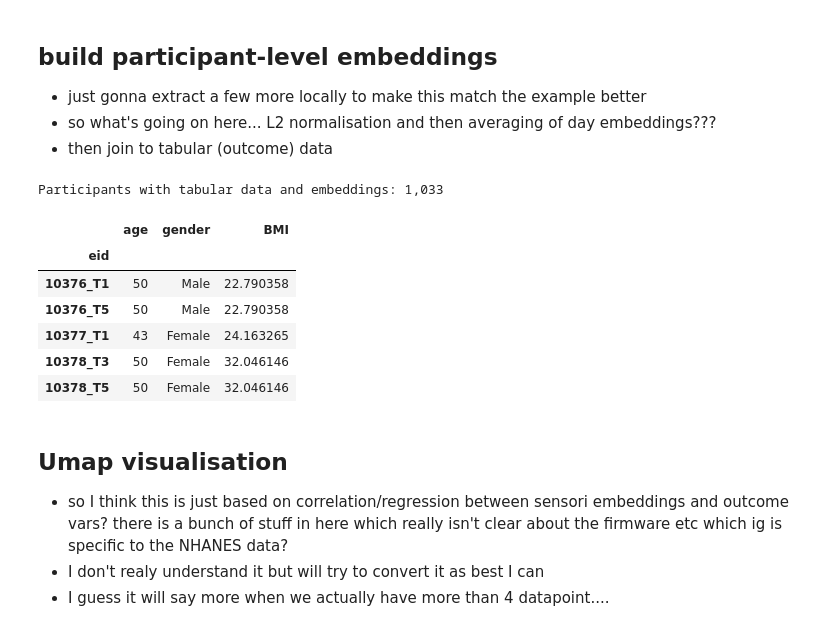
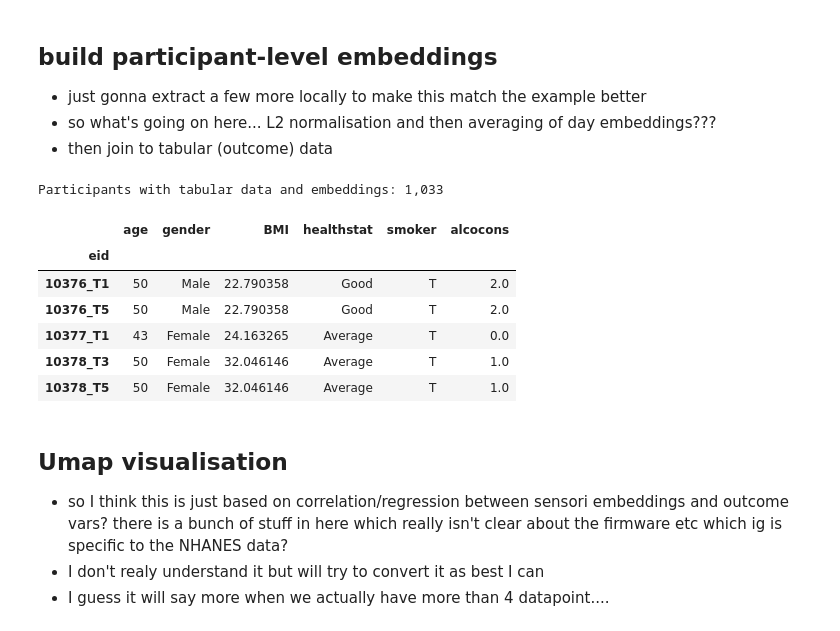
Before and after one commit to lucyshef/Sensori, a Jupyter notebook: experiments/261016-baselining-linear-probe-lower-back.ipynb, the cells around one changed output. Drawn from its saved outputs; the diff is of its cells as text; code cells hidden in the pictures.

```diff
--- a/experiments/261016-baselining-linear-probe-lower-back.ipynb
+++ b/experiments/261016-baselining-linear-probe-lower-back.ipynb
@@ -72,7 +72,9 @@ df = pd.read_csv(os.path.join("..", "data", "demographics.csv"))
 
 df["BMI"] = (df["weight"]/(df["height"] * df["height"])) * 10000
 
-columns = ["Local Participant", "age", "gender", "BMI"]
+# df
+
+columns = ["Local Participant", "age", "gender", "BMI", "healthstat", "smoker", "alcocons"]
 
 tabular = df[columns]
 
@@ -141,42 +143,42 @@ def load_participant_embeddings(path):
 
 
 # 1. Load embeddings
 embeddings = load_participant_embeddings(EMBEDDING_PATH)
 embedding_columns = embeddings.columns.tolist()
 
 # 2. Extract base ID for joining while preserving the original eid
 embeddings = embeddings.reset_index()
 embeddings["base_eid"] = embeddings["eid"].str.split("_").str[0]
 
 # 3. Prepare demographic data
-demo_cols = ["Local Participant", "age", "gender", "BMI"]
+demo_cols = ["Local Participant", "age", "gender", "BMI", "healthstat", "smoker", "alcocons"]
 tabular_subset = tabular[demo_cols].copy()
 tabular_subset["Local Participant"] = tabular_subset[
     "Local Participant"
 ].astype(str)
 
 # 4. Perform Many-to-One merge and restore 'eid' (12345_T1 format) as the index
 cohort = embeddings.merge(
     tabular_subset,
     left_on="base_eid",
     right_on="Local Participant",
     how="inner",
 ).drop(columns=["base_eid", "Local Participant"])
 
 # Re-index by full 'eid' to match downstream expectations
 cohort = cohort.set_index("eid")
 
 print(f"Participants with tabular data and embeddings: {len(cohort):,}")
-cohort[["age", "gender", "BMI"]].head()
+cohort[["age", "gender", "BMI", "healthstat", "smoker", "alcocons"]].head()
 # %% [output]
 Participants with tabular data and embeddings: 1,033
-|  | age | gender | BMI |
-| eid |  |  |  |
-| 10376_T1 | 50 | Male | 22.790358 |
-| 10376_T5 | 50 | Male | 22.790358 |
-| 10377_T1 | 43 | Female | 24.163265 |
-| 10378_T3 | 50 | Female | 32.046146 |
-| 10378_T5 | 50 | Female | 32.046146 |
+|  | age | gender | BMI | healthstat | smoker | alcocons |
+| eid |  |  |  |  |  |  |
+| 10376_T1 | 50 | Male | 22.790358 | Good | T | 2.0 |
+| 10376_T5 | 50 | Male | 22.790358 | Good | T | 2.0 |
+| 10377_T1 | 43 | Female | 24.163265 | Average | T | 0.0 |
+| 10378_T3 | 50 | Female | 32.046146 | Average | T | 1.0 |
+| 10378_T5 | 50 | Female | 32.046146 | Average | T | 1.0 |
 # %% [markdown]
 ## Umap visualisation
 - so I think this is just based on correlation/regression between sensori embeddings and outcome vars? there is a bunch of stuff in here which really isn't clear about the firmware etc which ig is specific to the NHANES data?
```
Also changed, not shown: parts of 3 cells of this notebook, 1 other file.
